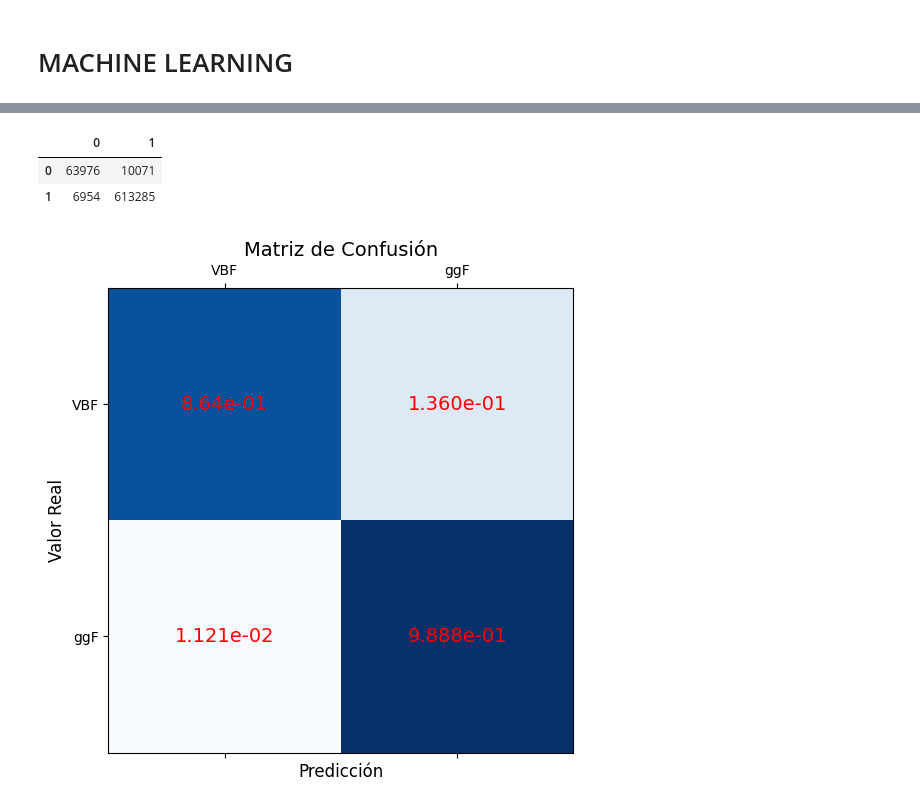
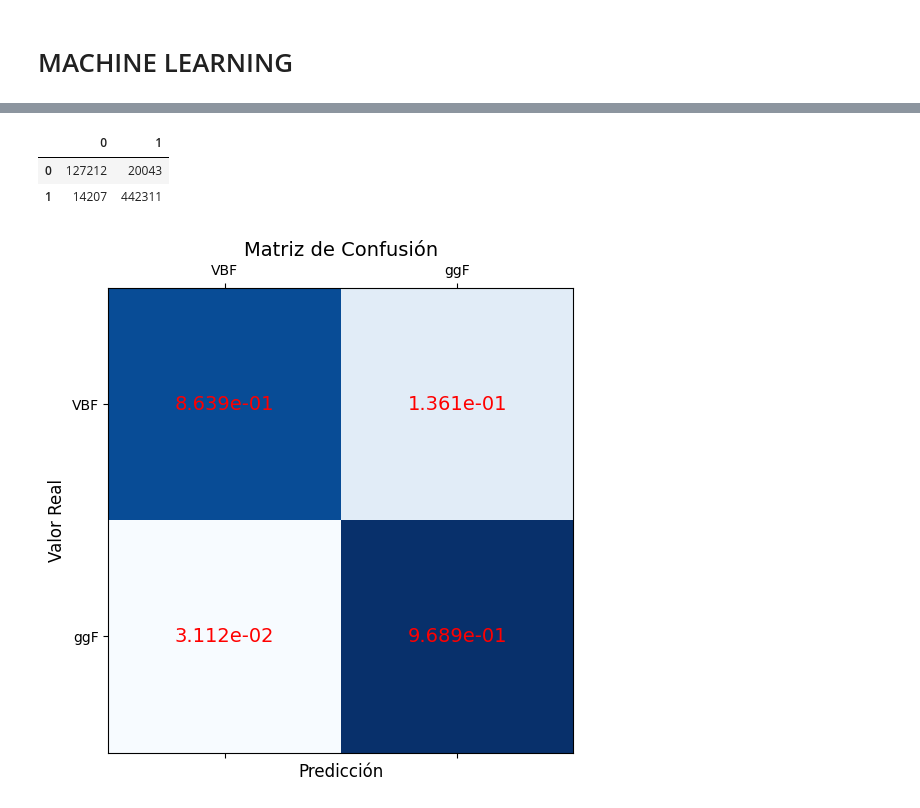
Before and after one commit to tomilee09/tesis_pregrado, a Jupyter notebook: analisis_ml.ipynb, the cells around one changed output, grey strips where cells are left out. Cells and saved outputs as stored; diff of their text form; code cells hidden in the pictures.

```diff
--- a/analisis_ml.ipynb
+++ b/analisis_ml.ipynb
@@ -184,15 +185,16 @@ Ademas borro MET porque no aporta en nada
 # PREPROCESADO MEJORADO TRAS ANALISIS
 # %%
 df_ml['origin_ggF']
-df_ml2 = df_ml.drop(['jet2_eta', 'jet1_eta', 'detajj', 'jet2_phi', 'MET', 'origin_ggF'], axis=1)
+df_ml2 = df_ml.drop(['jet2_eta', 'jet1_eta', 'jet2_phi', 'MET', 'origin_ggF', 'dphijj', 'jet1_phi'], axis=1)
 
 # separo entre datos de entrenamiento y datos de validacion
 df_X = df_ml2.drop(['origin_VBF'], axis=1)
 df_y = df_ml2[["origin_VBF"]]
 
 # separo entre datos de entrenamiento y datos de validacion
-X_train, X_metrico, y_train, y_metrico = train_test_split(df_X, df_y, test_size=0.3)#, random_state=123)
-X_test, X_val, y_test, y_val = train_test_split(X_metrico, y_metrico, test_size=0.5)
+X_train, X_metrico, y_train, y_metrico = train_test_split(df_X, df_y, test_size=0.3, random_state=228)
+X_test, X_val, y_test, y_val = train_test_split(X_metrico, y_metrico, test_size=0.5, random_state=228)
+X_test, y_test = X_metrico, y_metrico
 
 df_ml2
 # %% [output]
@@ -245,0 +237,31 @@ hola3
+# %%
+########################################################
+#################### CLASIFICACION #####################
+########################################################
+params = {"learning_rate":0.1,
+          "max_depth":7, # puse eso porque hay 7 variables
+          "n_estimators":100,
+          "eval_metric":["logloss", "auc"],
+          "verbosity":2,
+          "objective":"binary:logistic",
+          "gamma":0.1, # esto es para evitar el sobreajuste, limita la creacion de ramas
+        #   "device":"cuda"
+          }
+
+# params = { "n_estimators": 800,
+#             "max_depth": 12,
+#             "learning_rate": 0.5,
+#             "gamma": 0.6,
+#             "min_child_weight": 1,
+#             "reg_lambda": 100,
+#           #  "scale_pos_weight": scale_pos_weight,
+#             "eval_metric": ["logloss", "auc"],
+#             # "early_stopping_rounds": 5,
+#             "objective":"binary:logistic",
+#             "verbosity": 1
+#             }
+
+modelo = XGBRegressor(**params)
+# modelo = XGBClassifier(**params)
+# modelo.fit(X_train, y_train, eval_set=[(X_val, y_val)])
+modelo = do_classification(X_train, y_train, params)
@@ -250,14 +303,16 @@ Precisión del modelo: 97.55%
-# %%
-matriz = confusion(modelo, X_test, y_test)
-pd.DataFrame(matriz)
-# %% [output]
-|  | 0 | 1 |
-| 0 | 63976 | 10071 |
-| 1 | 6954 | 613285 |
+# %%
+y_pred = modelo.predict(X_test)
+y_pred = y_pred>0.5
+matriz = confusion(y_test, y_pred)
+pd.DataFrame(matriz)
+# %% [output]
+|  | 0 | 1 |
+| 0 | 127212 | 20043 |
+| 1 | 14207 | 442311 |
 # %%
-plot_matriz(matriz, porcentaje = True, normalizado=True)
+plot_matriz(matriz, porcentaje = False, normalizado=True)
 # %% [output]
-[figure, old version]
+[figure, new version]
 # %%
 plot_confusion_barras(matriz)
 # %% [output]
```
Also changed, not shown: parts of 33 cells of this notebook, 4 other files.
